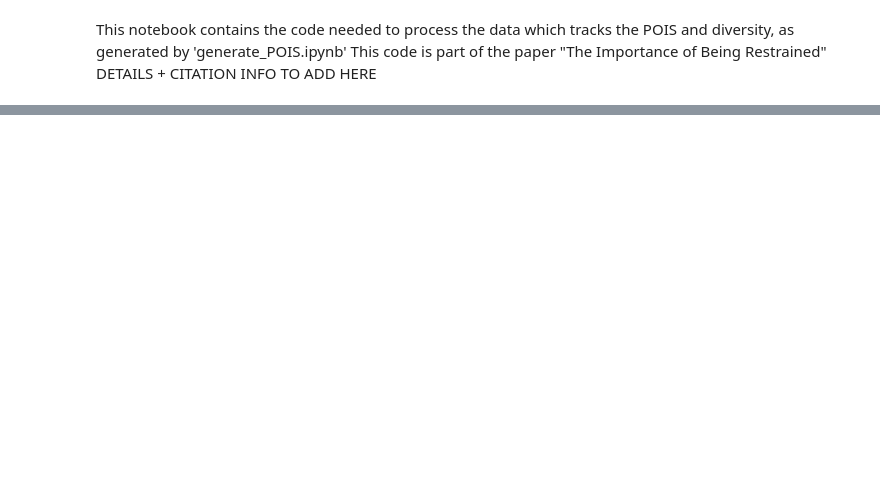
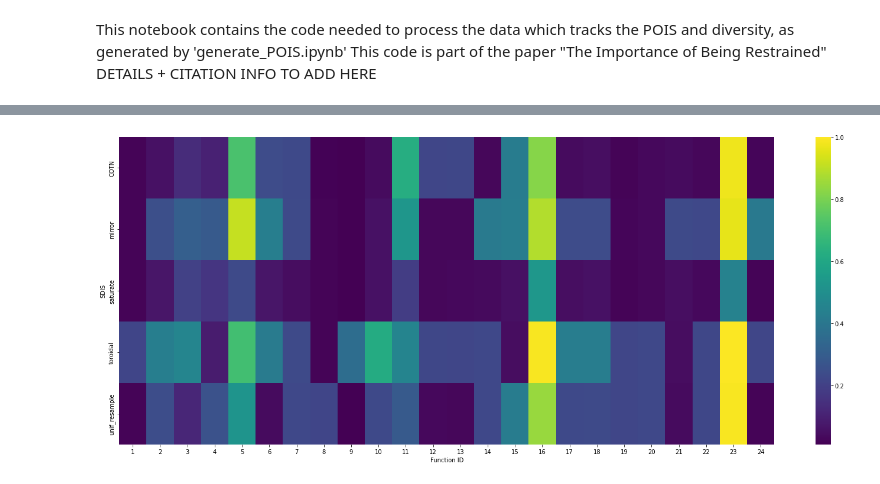
Before and after one commit to Dvermetten/DE_TIOBR, a Jupyter notebook: Visualize_POIS.ipynb, the cells around one changed output, grey strips where cells are left out. Saved outputs shown, nothing was run; the diff lists cells and outputs as text; code cells hidden in the pictures; blank space fills up the shorter version.

```diff
--- a/Visualize_POIS.ipynb
+++ b/Visualize_POIS.ipynb
@@ -118,0 +120,30 @@ plot_diversity(5)
+# %%
+for fid in range(1,25):
+    plot_diversity(fid, dim=5, de_version='shade')
+# %%
+sdiss_sorted = ['COTN', 'mirror', 'saturate', 'toroidal', 'unif_resample']
+# %%
+def plot_final_pois_heatmap(dim, de_version, iid):
+    pois_array = np.zeros((24,len(sdiss)))
+    for fid in range(1,25):
+        for sidx, sdis in enumerate(sdiss_sorted):
+            temp = 0
+            for rep in range(5):
+                with open(f"{log_folder_location}/{de_version}_F{fid}_{dim}D_I{iid}_{sdis}_R{rep}.pkl", "rb") as f:
+                    res = pkl.load(f)
+                temp += np.sum(res['corrections'])/len(res['corrections'])
+            pois_array[fid-1, sidx] = temp/5
+
+    plt.figure(figsize=(20,8))
+    sbs.heatmap(np.transpose(pois_array), cmap='viridis', vmax=1)
+    plt.yticks([i+0.5 for i in range(5)], sdiss_sorted)
+    plt.xticks([i+0.5 for i in range(24)], range(1,25))
+    plt.xlabel("Function ID")
+    plt.ylabel("SDIS")
+    plt.tight_layout()
+    plt.savefig(f"Figures/Final_POIS_{dim}D_{de_version}_I{iid}.pdf")
+    plt.show()
+# %%
+plot_final_pois_heatmap(30, 'lshade', 1)
+# %% [output]
+[figure, added]
```
Also changed, not shown: parts of 11 cells of this notebook, 5 other files.
